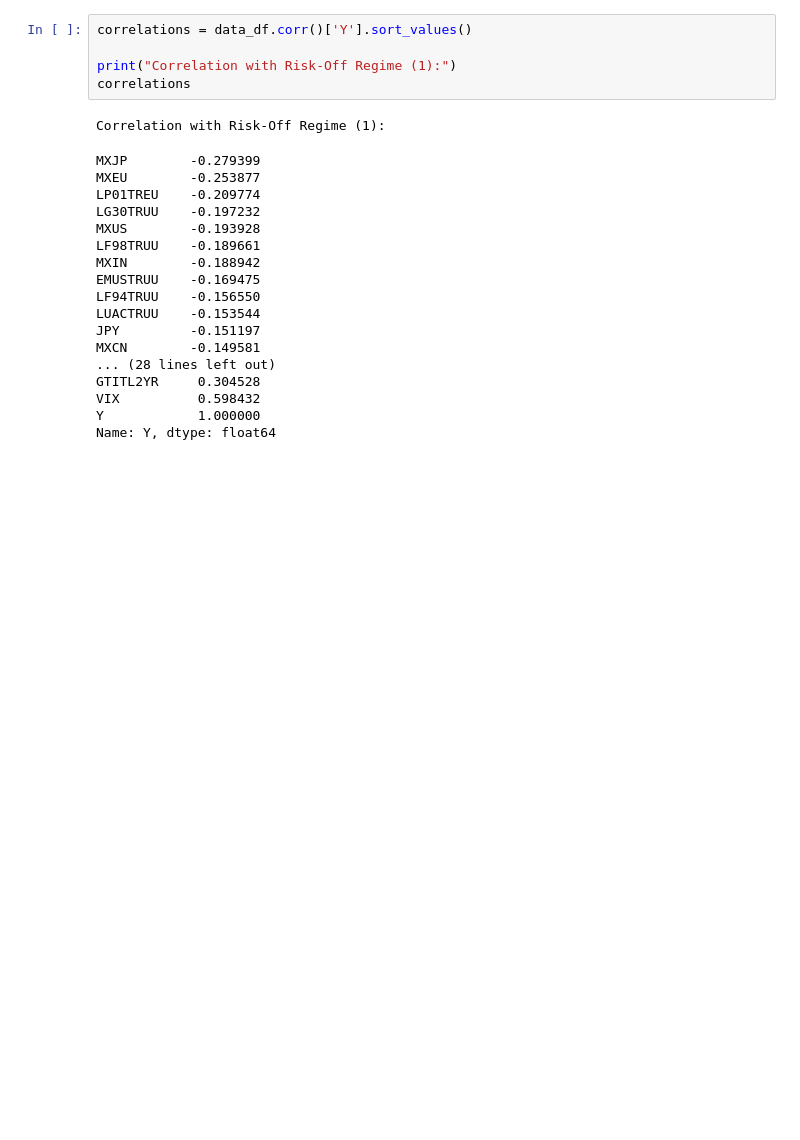
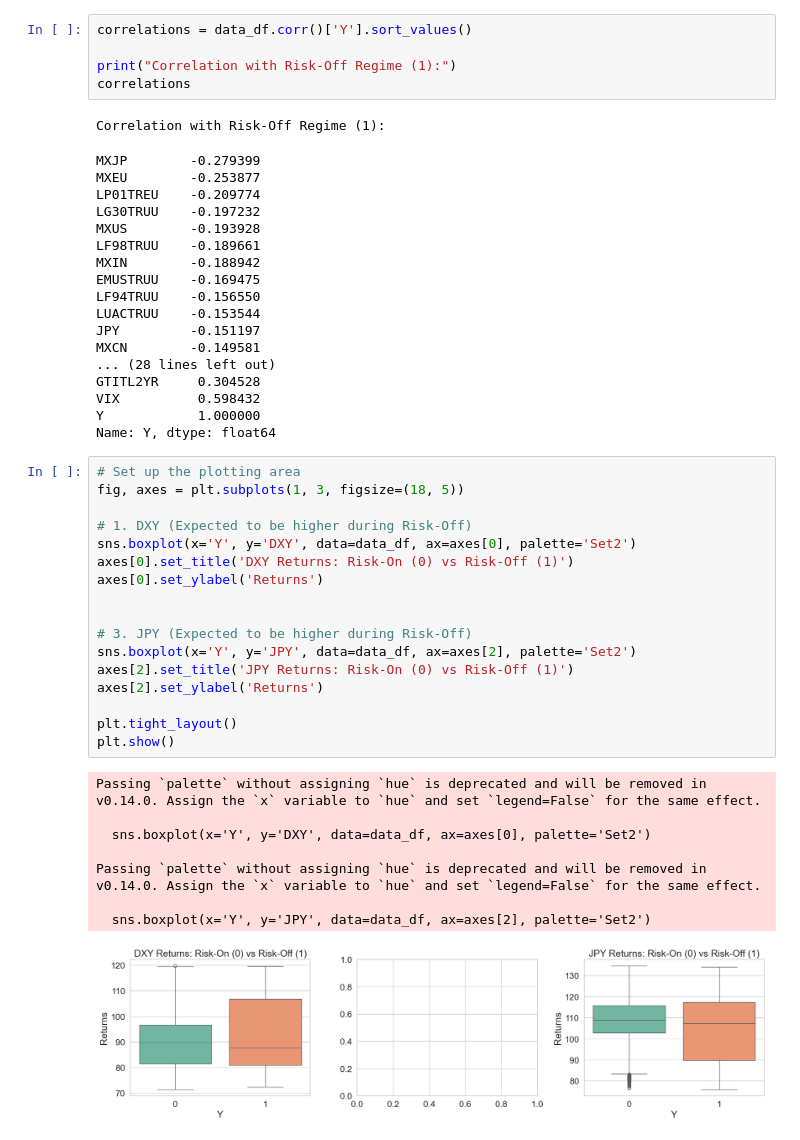
Before and after one commit to Smael-olk/Fintech, a Jupyter notebook: BusinessCase4/Isma.ipynb, the cells around one changed output. Cells and saved outputs as stored; diff of their text form; blank space fills up the shorter version.

```diff
--- a/BusinessCase4/Isma.ipynb
+++ b/BusinessCase4/Isma.ipynb
@@ -185,3 +185,29 @@ GTITL2YR     0.304528
 VIX          0.598432
 Y            1.000000
 Name: Y, dtype: float64
+# %%
+# Set up the plotting area
+fig, axes = plt.subplots(1, 3, figsize=(18, 5))
+
+# 1. DXY (Expected to be higher during Risk-Off)
+sns.boxplot(x='Y', y='DXY', data=data_df, ax=axes[0], palette='Set2')
+axes[0].set_title('DXY Returns: Risk-On (0) vs Risk-Off (1)')
+axes[0].set_ylabel('Returns')
+
+
+# 3. JPY (Expected to be higher during Risk-Off)
+sns.boxplot(x='Y', y='JPY', data=data_df, ax=axes[2], palette='Set2')
+axes[2].set_title('JPY Returns: Risk-On (0) vs Risk-Off (1)')
+axes[2].set_ylabel('Returns')
+
+plt.tight_layout()
+plt.show()
+# %% [output]
+Passing `palette` without assigning `hue` is deprecated and will be removed in v0.14.0. Assign the `x` variable to `hue` and set `legend=False` for the same effect.
+
+  sns.boxplot(x='Y', y='DXY', data=data_df, ax=axes[0], palette='Set2')
+
+Passing `palette` without assigning `hue` is deprecated and will be removed in v0.14.0. Assign the `x` variable to `hue` and set `legend=False` for the same effect.
+
+  sns.boxplot(x='Y', y='JPY', data=data_df, ax=axes[2], palette='Set2')
+[figure, added]
```
Also changed, not shown: parts of 2 cells of this notebook.
